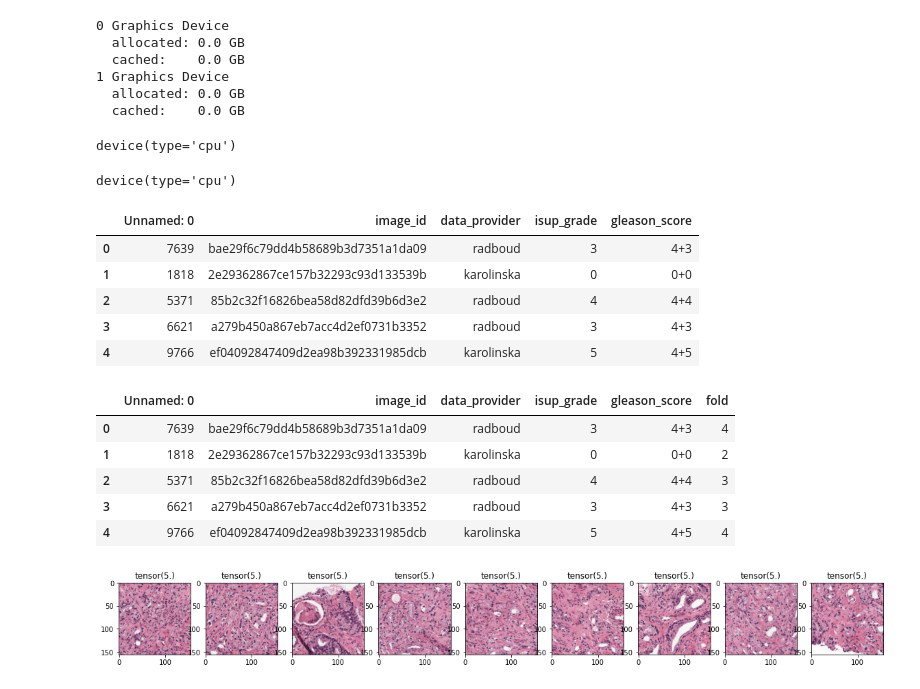
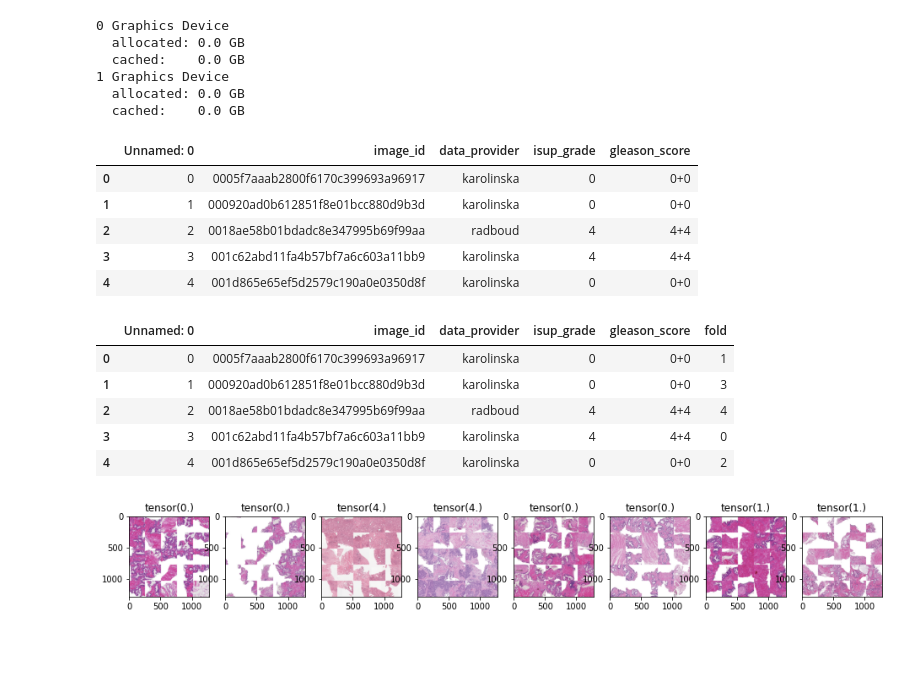
Before and after one commit to vgarshin/kaggle_panda, a Jupyter notebook: panda_effnet.ipynb, the cells around one changed output. Drawn from its saved outputs; the diff is of its cells as text; code cells hidden in the pictures; blank space fills up the shorter version.

Commit message:
effnet model with apex

```diff
--- a/panda_effnet.ipynb
+++ b/panda_effnet.ipynb
@@ -42,41 +42,35 @@ for i in range(torch.cuda.device_count()):
 1 Graphics Device
   allocated: 0.0 GB
   cached:    0.0 GB
-# %%
-device
-# %% [output]
-device(type='cpu')
-# %%
-fastai.device
-# %% [output]
-device(type='cpu')
 # %%
 MODEL_VER = 'v0'
 MAIN_PATH = '.'
 DATA_PATH = '{}/data'.format(MAIN_PATH)
-TILES_DIR = '{}/train_images_tiles_q1_156_64/'.format(DATA_PATH)
+TILES_DIR = '{}/train_images_tiles_q1_256_36/'.format(DATA_PATH)
 LABELS = '{}/train.csv'.format(DATA_PATH)
 MODELS = '{}/effnet_models'.format(MAIN_PATH)
 if not os.path.exists('{}_{}'.format(MODELS, MODEL_VER)):
     os.mkdir('{}_{}'.format(MODELS, MODEL_VER))
     print('created:', '{}_{}'.format(MODELS, MODEL_VER))
-kernel_type = 'effnet_b0'
+kernel_type = 'effnet_b1'
 enet_type = 'efficientnet-b0'
 fold = 0
-tile_size = 156
-image_size = 156
-n_tiles = 9
-batch_size = 2
+tile_size = 256
+image_size = 256
+n_tiles = 25
+batch_size = 8
 N_WORKERS = 8
 out_dim = 5
 init_lr = 3e-4
 warmup_factor = 10
 warmup_epo = 1
-DEBUG = True
-FMAP = True
-n_epochs = 3 if DEBUG else 30
+DEBUG = False
+FMAP = False
+APEX = True
+n_epochs = 3 if DEBUG else 40
 pretrained_model = {
-    'efficientnet-b0': './bbs/efficientnet-b0-355c32eb.pth'
+    'efficientnet-b0': './bbs/efficientnet-b0-355c32eb.pth',
+    'efficientnet-b1': './bbs/efficientnet-b1-f1951068.pth',
 }
 # %%
 if DEBUG:
@@ -86,11 +80,11 @@ else:
 df_train.head()
 # %% [output]
 |  | Unnamed: 0 | image_id | data_provider | isup_grade | gleason_score |
-| 0 | 7639 | bae29f6c79dd4b58689b3d7351a1da09 | radboud | 3 | 4+3 |
-| 1 | 1818 | 2e29362867ce157b32293c93d133539b | karolinska | 0 | 0+0 |
-| 2 | 5371 | 85b2c32f16826bea58d82dfd39b6d3e2 | radboud | 4 | 4+4 |
-| 3 | 6621 | a279b450a867eb7acc4d2ef0731b3352 | radboud | 3 | 4+3 |
-| 4 | 9766 | ef04092847409d2ea98b392331985dcb | karolinska | 5 | 4+5 |
+| 0 | 0 | 0005f7aaab2800f6170c399693a96917 | karolinska | 0 | 0+0 |
+| 1 | 1 | 000920ad0b612851f8e01bcc880d9b3d | karolinska | 0 | 0+0 |
+| 2 | 2 | 0018ae58b01bdadc8e347995b69f99aa | radboud | 4 | 4+4 |
+| 3 | 3 | 001c62abd11fa4b57bf7a6c603a11bb9 | karolinska | 4 | 4+4 |
+| 4 | 4 | 001d865e65ef5d2579c190a0e0350d8f | karolinska | 0 | 0+0 |
 # %%
 skf = StratifiedKFold(5, shuffle=True, random_state=42)
 df_train['fold'] = -1
@@ -99,11 +93,11 @@ for i, (train_idx, valid_idx) in enumerate(skf.split(df_train, df_train['isup_gr
 df_train.head()
 # %% [output]
 |  | Unnamed: 0 | image_id | data_provider | isup_grade | gleason_score | fold |
-| 0 | 7639 | bae29f6c79dd4b58689b3d7351a1da09 | radboud | 3 | 4+3 | 4 |
-| 1 | 1818 | 2e29362867ce157b32293c93d133539b | karolinska | 0 | 0+0 | 2 |
-| 2 | 5371 | 85b2c32f16826bea58d82dfd39b6d3e2 | radboud | 4 | 4+4 | 3 |
-| 3 | 6621 | a279b450a867eb7acc4d2ef0731b3352 | radboud | 3 | 4+3 | 3 |
-| 4 | 9766 | ef04092847409d2ea98b392331985dcb | karolinska | 5 | 4+5 | 4 |
+| 0 | 0 | 0005f7aaab2800f6170c399693a96917 | karolinska | 0 | 0+0 | 1 |
+| 1 | 1 | 000920ad0b612851f8e01bcc880d9b3d | karolinska | 0 | 0+0 | 3 |
+| 2 | 2 | 0018ae58b01bdadc8e347995b69f99aa | radboud | 4 | 4+4 | 4 |
+| 3 | 3 | 001c62abd11fa4b57bf7a6c603a11bb9 | karolinska | 4 | 4+4 | 0 |
+| 4 | 4 | 001d865e65ef5d2579c190a0e0350d8f | karolinska | 0 | 0+0 | 2 |
 # %%
 class EffNet(nn.Module):
     def __init__(self, backbone, out_dim):
@@ -236,23 +231,21 @@ transforms_val = albumentations.Compose([])
 # %%
 dataset_show = PANDADataset(df_train, image_size, n_tiles, 0, transform=transforms_train, fmap=FMAP)
 from pylab import rcParams
-rcParams['figure.figsize'] = 20, 10
+rcParams['figure.figsize'] = (16, 4)
 if FMAP:
     f, axarr = plt.subplots(1, n_tiles)
-    imgs, label = dataset_show.__getitem__(5)
+    imgs, label = dataset_show.__getitem__(0)
     for t in range(n_tiles):
         axarr[t].imshow(1. - imgs[t].transpose(0, 1).transpose(1,2).squeeze())
         axarr[t].set_title(str(sum(label)))
 else:
-    for i in range(2):
-        f, axarr = plt.subplots(1,5)
-        for p in range(5):
-            idx = np.random.randint(0, len(dataset_show))
-            img, label = dataset_show[idx]
-            axarr[p].imshow(1. - img.transpose(0, 1).transpose(1,2).squeeze())
-            axarr[p].set_title(str(sum(label)))
+    f, axarr = plt.subplots(1, batch_size)
+    for i in range(batch_size):
+        img, label = dataset_show.__getitem__(i)
+        axarr[i].imshow(1. - img.transpose(0, 1).transpose(1,2).squeeze())
+        axarr[i].set_title(str(sum(label)))
 # %% [output]
-[figure, old version]
+[figure, new version]
 # %%
 criterion = nn.BCEWithLogitsLoss()
 def train_epoch(loader, optimizer):
```
Also changed, not shown: parts of 5 cells of this notebook.
